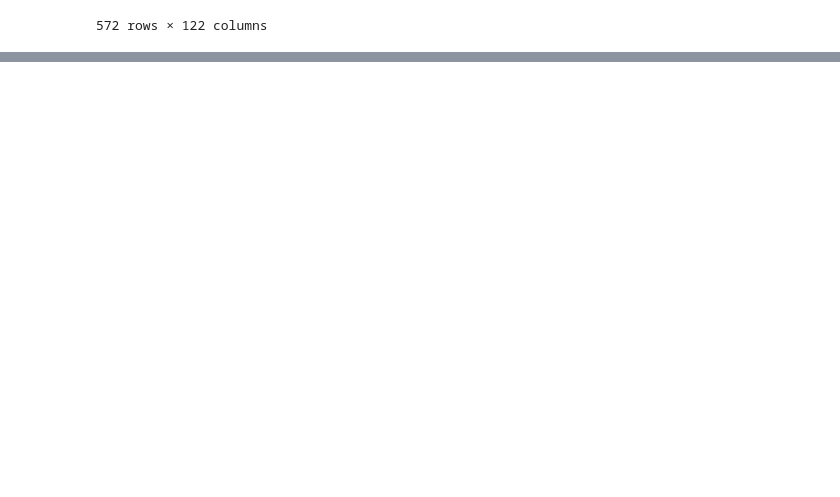
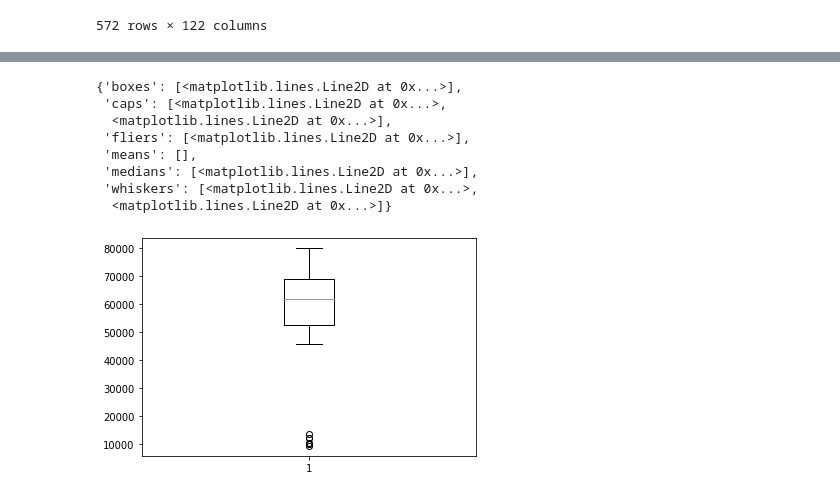
Before and after one commit to nualpair/DWDM21, a Jupyter notebook: Data102_(Chapter2).ipynb, the cells around one changed output, grey strips where cells are left out. Saved outputs shown, nothing was run; the diff lists cells and outputs as text; code cells hidden in the pictures; blank space fills up the shorter version.

```diff
--- a/Data102_(Chapter2).ipynb
+++ b/Data102_(Chapter2).ipynb
@@ -34,0 +211,12 @@ data
+# %%
+plt.boxplot(dataN['Total Testing'][-54:])
+# %% [output]
+{'boxes': [<matplotlib.lines.Line2D at 0x...>],
+ 'caps': [<matplotlib.lines.Line2D at 0x...>,
+  <matplotlib.lines.Line2D at 0x...>],
+ 'fliers': [<matplotlib.lines.Line2D at 0x...>],
+ 'means': [],
+ 'medians': [<matplotlib.lines.Line2D at 0x...>],
+ 'whiskers': [<matplotlib.lines.Line2D at 0x...>,
+  <matplotlib.lines.Line2D at 0x...>]}
+[figure, added]
```
Also changed, not shown: parts of 27 cells of this notebook.
